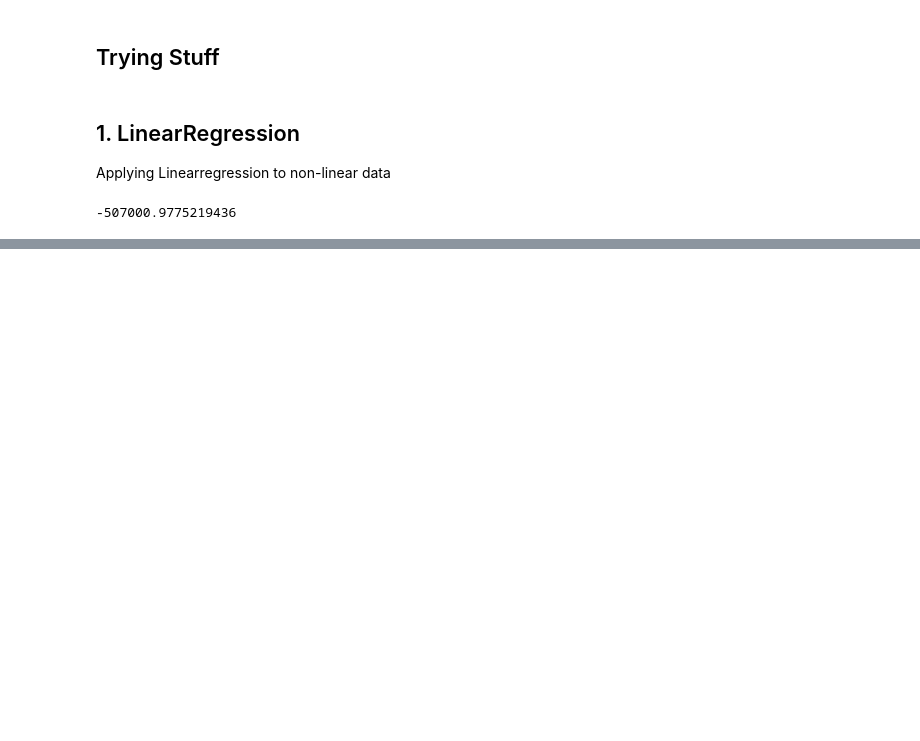
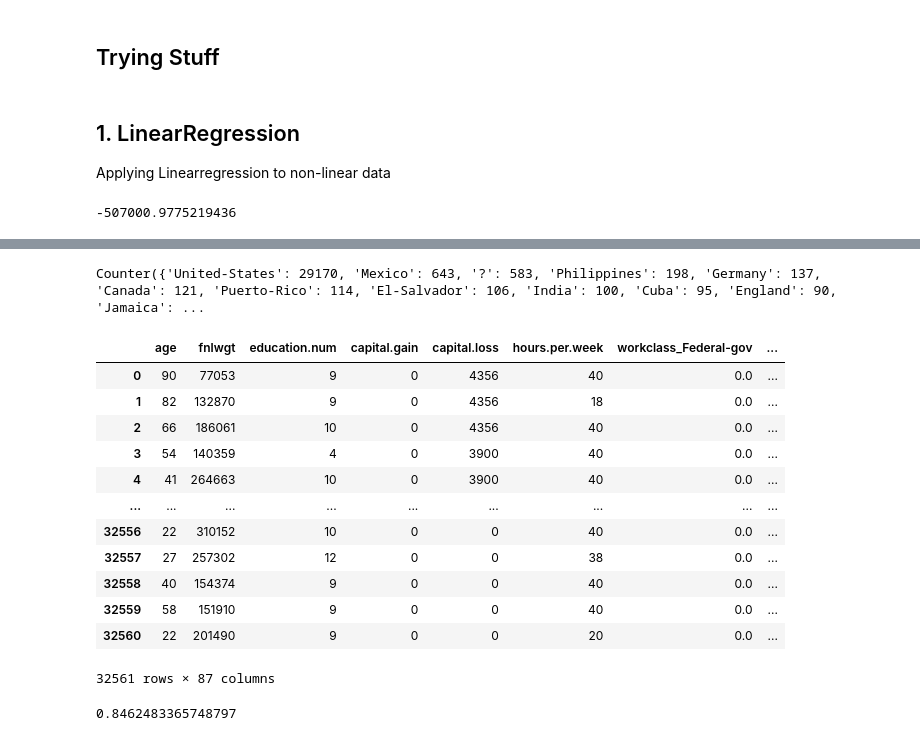
Before and after one commit to Lampard7crypt/Data-Science-Python, a Jupyter notebook: new.ipynb, the cells around one changed output, grey strips where cells are left out. Cells and saved outputs as stored; diff of their text form; code cells hidden in the pictures; blank space fills up the shorter version.

```diff
--- a/new.ipynb
+++ b/new.ipynb
@@ -220,0 +260,42 @@ r2_score(y_test, pred)
+# %%
+# df['education'].unique()
+print(Counter(df['native.country']))
+# %% [output]
+Counter({'United-States': 29170, 'Mexico': 643, '?': 583, 'Philippines': 198, 'Germany': 137, 'Canada': 121, 'Puerto-Rico': 114, 'El-Salvador': 106, 'India': 100, 'Cuba': 95, 'England': 90, 'Jamaica': ...
+# %%
+df2 = df.copy()
+imp = SimpleImputer(fill_value=0)
+primary = ['7th-8th', '5th-6th', '1st-4th']
+HS = ['9th', '12th', '11th', '10th']
+for row in range(32561):
+    if df2.loc[row, 'education'] in primary:
+        df2.loc[row, 'primary'] = 1
+    elif df2.loc[row, 'education'] in HS:
+        df2.loc[row, 'HS'] = 1
+
+df2.replace(list(chain.from_iterable(zip(primary, HS))), value=None, inplace=True)
+# cat_enc = ['HS-grad', 'Some-college', 'Bachelors', 'Masters', 'Assoc-voc', 'Assoc-acdm', 'Prof-school', 'Doctorate', 'Preschool']
+ohenc = OneHotEncoder(sparse_output=False, handle_unknown='ignore')
+nohenc = OneHotEncoder(sparse_output=False, handle_unknown='ignore')
+df3 = pd.DataFrame(ohenc.fit_transform(df2[['education']]), columns=ohenc.get_feature_names_out())
+ddf3 = pd.DataFrame(nohenc.fit_transform(df2[['native.country']]), columns=nohenc.get_feature_names_out())
+df2 = pd.concat([df2, df3, ddf3], axis=1)
+df2.drop(columns=['education_None', 'education_10th'], inplace=True)
+df2[['primary', 'HS']] = imp.fit_transform(df2[['primary', 'HS']])
+
+df2.drop(columns=['education', 'occupation', 'native.country', 'native.country_?', 'workclass_?'], inplace=True)
+df2
+# %% [output]
+|  | age | fnlwgt | education.num | capital.gain | capital.loss | hours.per.week | workclass_Federal-gov | ... |
+| 0 | 90 | 77053 | 9 | 0 | 4356 | 40 | 0.0 | ... |
+| 1 | 82 | 132870 | 9 | 0 | 4356 | 18 | 0.0 | ... |
+| 2 | 66 | 186061 | 10 | 0 | 4356 | 40 | 0.0 | ... |
+| 3 | 54 | 140359 | 4 | 0 | 3900 | 40 | 0.0 | ... |
+| 4 | 41 | 264663 | 10 | 0 | 3900 | 40 | 0.0 | ... |
+| ... | ... | ... | ... | ... | ... | ... | ... | ... |
+| 32556 | 22 | 310152 | 10 | 0 | 0 | 40 | 0.0 | ... |
+| 32557 | 27 | 257302 | 12 | 0 | 0 | 38 | 0.0 | ... |
+| 32558 | 40 | 154374 | 9 | 0 | 0 | 40 | 0.0 | ... |
+| 32559 | 58 | 151910 | 9 | 0 | 0 | 40 | 0.0 | ... |
+| 32560 | 22 | 201490 | 9 | 0 | 0 | 20 | 0.0 | ... |
+32561 rows × 87 columns
@@ -220,0 +314,4 @@ r2_score(y_test, pred)
+# %%
+accuracy_score(y_test, pred)
+# %% [output]
+0.8462483365748797
```
Also changed, not shown: parts of 3 cells of this notebook.
